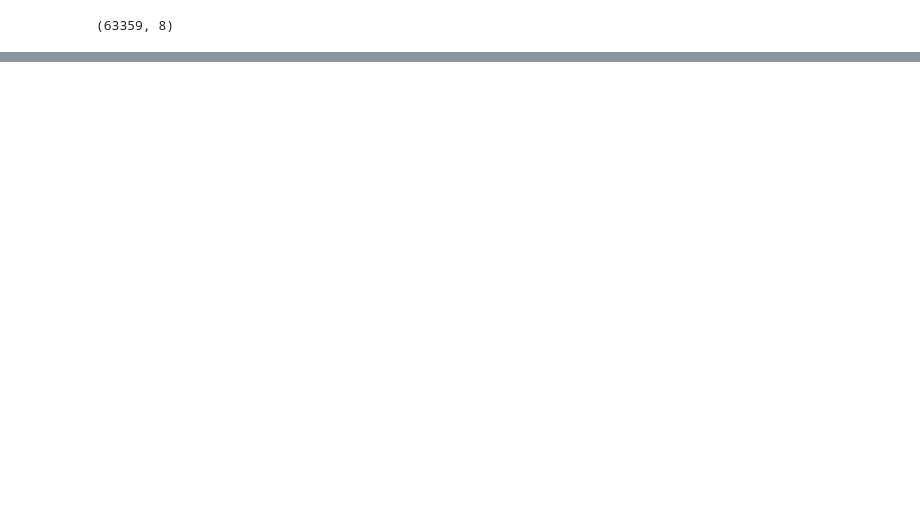
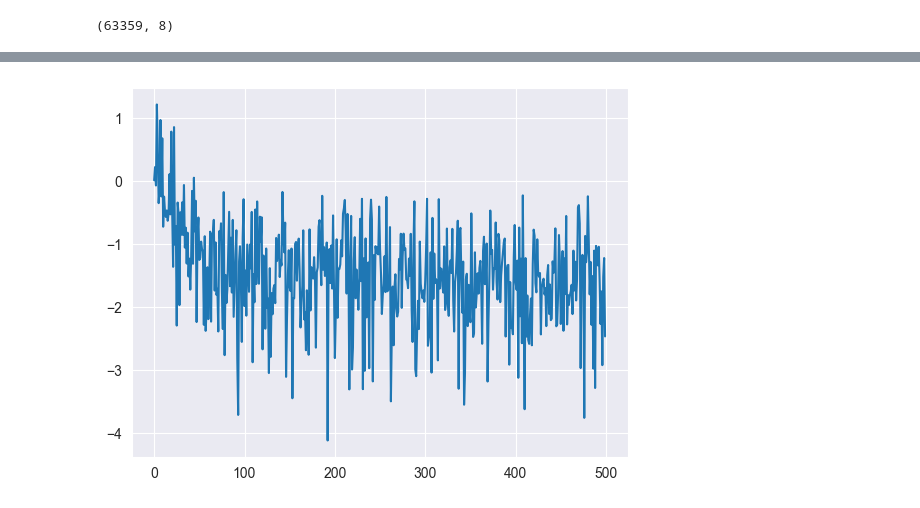
Before and after one commit to Wayfarer123/BS-Thesis, a Jupyter notebook: code/GNN.ipynb, the cells around one changed output, grey strips where cells are left out. Saved outputs shown, nothing was run; the diff lists cells and outputs as text; code cells hidden in the pictures; blank space fills up the shorter version.

```diff
--- a/code/GNN.ipynb
+++ b/code/GNN.ipynb
@@ -543,0 +688,86 @@ with open("data/Re-PolyVore_greedy_results_min5_k2_test_set_1000.json", "w", enc
+# %%
+loss_function = lambda x, y: ((torch.abs(x - y)**2).mean(dim=-1)) ** 0.5
+opt_kwargs = {"lr": 1e-3, "weight_decay": 1e-6, "betas": (0.88, 0.99)}
+
+try:
+    del gnn_model, optimizer, loss_history
+except:
+    pass
+
+gnn_model = GNN_model(input_dim=input_dim, hidden_dim=input_dim, n_layers=4)
+optimizer = torch.optim.Adam(gnn_model.parameters(), **opt_kwargs)
+
+
+grad_step = 100
+n_epochs = 50
+
+n_step = 0
+
+loss_history = []
+
+indices = list(range(len(dataset)))
+
+
+for n_epoch in tqdm(range(n_epochs), colour="#333388"):
+    random.shuffle(indices)
+    optimizer.zero_grad()
+
+    for i in tqdm(indices, leave=False):
+        _, outfit_items, ground_truth_items, negative_items, edge_index = dataset[i]
+        n_step += 1
+        loss_accum = []
+        outfit_items_emb = torch.tensor([elem['embdedding'] for elem in outfit_items] + np.random.randn(len(ground_truth_items), input_dim).tolist())
+
+        embeds_pred = gnn_model(outfit_items_emb, torch.tensor(edge_index).type(torch.long).t())[-len(ground_truth_items):]
+
+        negative_embeds = torch.tensor([elem['embdedding'] for elem in negative_items])
+
+        ground_truth_items_emb = torch.tensor([elem["embdedding"] for elem in ground_truth_items])
+        loss = (loss_function(embeds_pred, ground_truth_items_emb) - \
+                loss_function(embeds_pred, negative_embeds)).mean()
+        loss.backward()
+
+        loss_accum.append(loss.detach().item())
+
+        if n_step % grad_step == 0:
+            optimizer.step()
+            optimizer.zero_grad()
+
+            loss_history.append(np.mean(loss_accum))
+            loss_accum = []
+            clear_output(wait=True)
+
+            plt.plot(loss_history)
+            plt.show()
+print("Training done")
+
+similarity = lambda x, y: -((torch.abs(x - y)**2).mean(dim=-1)) ** 0.5
+
+for outfit_key, outfit_items, ground_truth_items, negative_items, edge_index in tqdm(dataset):
+
+    if results_min5_k2_subset1000[outfit_key].get("GNN_L2") is None:
+
+        outfit_items_emb = torch.tensor([elem['embdedding'] for elem in outfit_items] + np.random.randn(len(ground_truth_items), input_dim).tolist())
+
+        embeds_pred = gnn_model(outfit_items_emb, torch.tensor(edge_index).type(torch.long).t())[-len(ground_truth_items):]
+
+        negative_embeds = torch.tensor([elem['embdedding'] for elem in negative_items])
+
+        ground_truth_items_emb = torch.tensor([elem["embdedding"] for elem in ground_truth_items])
+
+        complementary_items = []
+        for emb in embeds_pred:
+            complementary_items.append(get_closest_item(emb, all_items, similarity))
+
+
+        final_outfit_emb = torch.tensor([elem["embdedding"] for elem in outfit_items] + \
+                                        [elem["embdedding"] for elem in complementary_items]).to("cuda")
+
+        set_mask = torch.zeros(len(final_outfit_emb)).to("cuda")
+
+        final_score = model("cp", final_outfit_emb.unsqueeze(0),
+                            set_mask.unsqueeze(0).to("cuda")).item()
+
+        results_min5_k2_subset1000[outfit_key].update({"GNN_L2": final_score})
+# %% [output]
+[figure, added]
```
Also changed, not shown: parts of 23 cells of this notebook, 29 other files.
